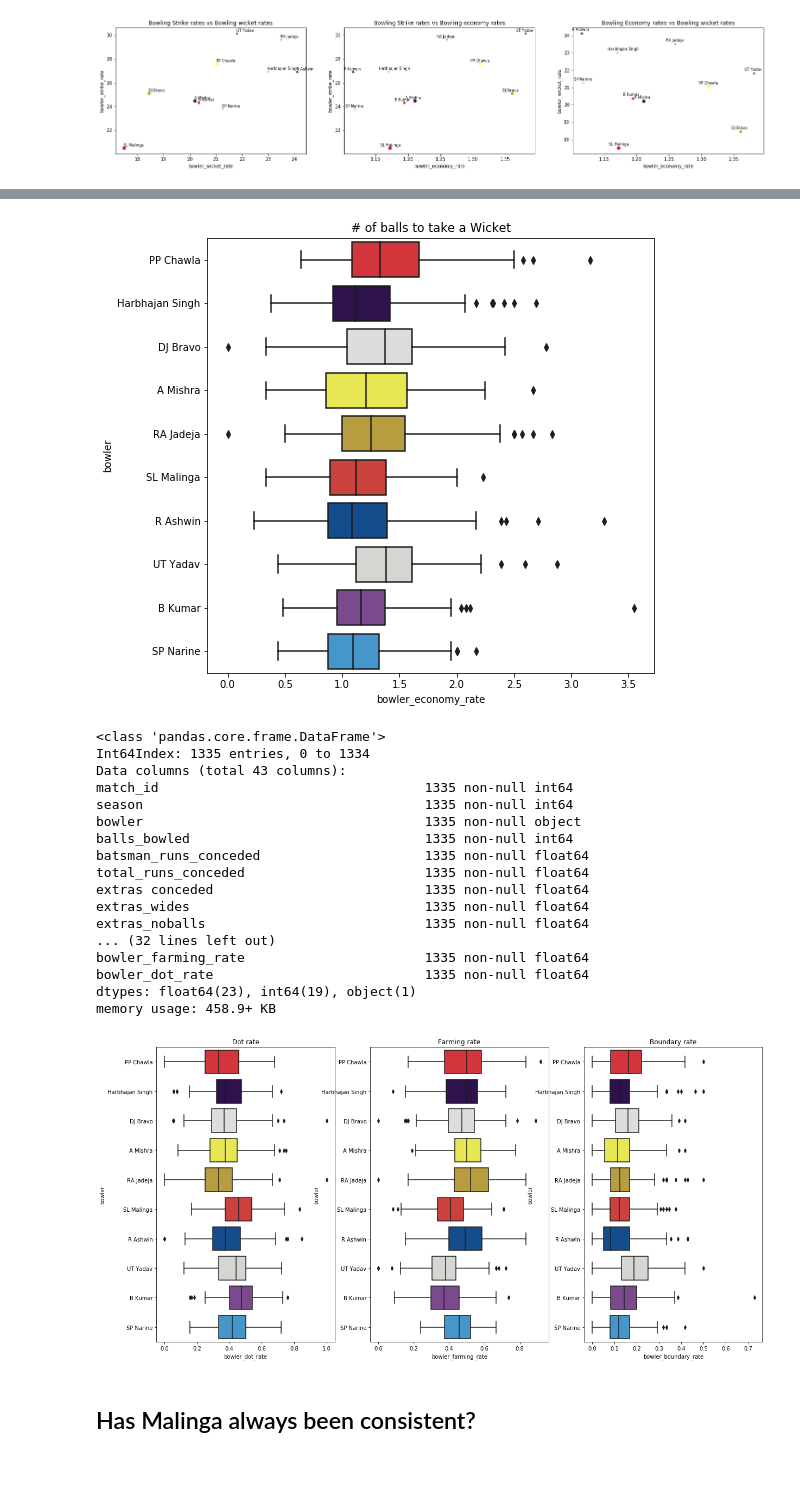
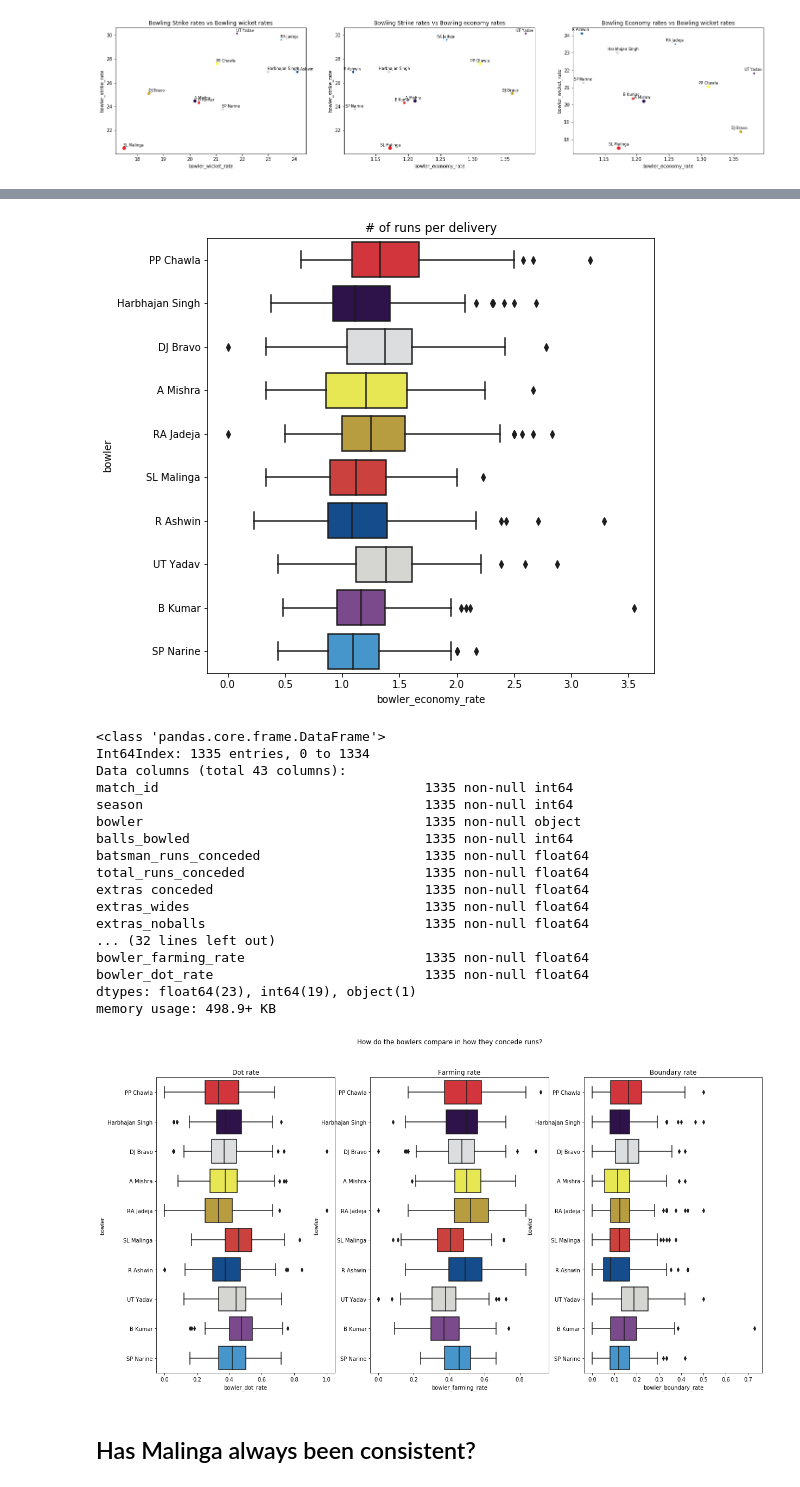
Before and after one commit to ravi-gopalan/ipl_analysis, a Jupyter notebook: ipl_analysis_v3.ipynb, the cells around one changed output, grey strips where cells are left out. Cells and saved outputs as stored; diff of their text form; code cells hidden in the pictures.

```diff
--- a/ipl_analysis_v3.ipynb
+++ b/ipl_analysis_v3.ipynb
@@ -2484,7 +2735,7 @@ def calc_bowling_strike_rate(row):
     value = 0
   return value
 
-def calc_balls_per_wicket(row):
+def calc_balls_bowled_per_wicket(row):
   if row['wickets'] != 0:
     value = row['balls_bowled'] / row['wickets']
   else:
@@ -2515,7 +2766,7 @@ def calc_bowling_dot_rate(row):
 
 df_bowler['bowler_economy_rate'] = df_bowler.apply(lambda row: calc_bowling_economy_rate(row), axis=1)
 df_bowler['bowler_strike_rate'] = df_bowler.apply(lambda row: calc_bowling_strike_rate(row), axis=1)
-df_bowler['bowler_wicket_rate'] = df_bowler.apply(lambda row: calc_balls_per_wicket(row), axis=1)
+df_bowler['bowler_wicket_rate'] = df_bowler.apply(lambda row: calc_balls_bowled_per_wicket(row), axis=1)
 # %%
 df_bowler.head()
 # %% [output]
@@ -2753,8 +2971,8 @@ s_wickets = sns.boxplot(data=df_best_bowler,x='bowler_wicket_rate',y='bowler').s
 # %%
 plt.figure(figsize=(8,8))
-s_wickets = sns.boxplot(data=df_best_bowler,x='bowler_economy_rate',y='bowler').set_title('# of balls to take a Wicket');
+s_wickets = sns.boxplot(data=df_best_bowler,x='bowler_economy_rate',y='bowler').set_title('# of runs per delivery');
 # %% [output]
-[figure, old version]
+[figure, new version]
 # %%
 df_best_bowler['bowler_boundary_rate'] = df_best_bowler.apply(lambda row: calc_bowling_boundary_rate(row),axis=1)
 df_best_bowler['bowler_farming_rate'] = df_best_bowler.apply(lambda row: calc_bowling_farming_rate(row),axis=1)
@@ -2777,25 +2995,27 @@ extras_noballs                            1335 non-null float64
 bowler_farming_rate                       1335 non-null float64
 bowler_dot_rate                           1335 non-null float64
 dtypes: float64(23), int64(19), object(1)
-memory usage: 458.9+ KB
+memory usage: 498.9+ KB
 # %%
 grid_height = 1
 grid_width = 3
 
 fig_b = plt.figure(figsize=(20,10))
 gs_b = gridspec.GridSpec(grid_height, grid_width)
 
 
 plt.subplot(gs_b[0, 0])
 sns.boxplot(data=df_best_bowler,x='bowler_dot_rate',y='bowler').set_title('Dot rate');
 
 plt.subplot(gs_b[0, 1])
 sns.boxplot(data=df_best_bowler,x='bowler_farming_rate',y='bowler').set_title('Farming rate');
 
 plt.subplot(gs_b[0, 2])
 sns.boxplot(data=df_best_bowler,x='bowler_boundary_rate',y='bowler').set_title('Boundary rate');
+
+fig_b.suptitle('How do the bowlers compare in how they concede runs?');
 # %% [output]
-[figure, old version]
+[figure, new version]
 # %% [markdown]
 ## Has Malinga always been consistent?
 # %%
```
Also changed, not shown: parts of 89 cells of this notebook.
